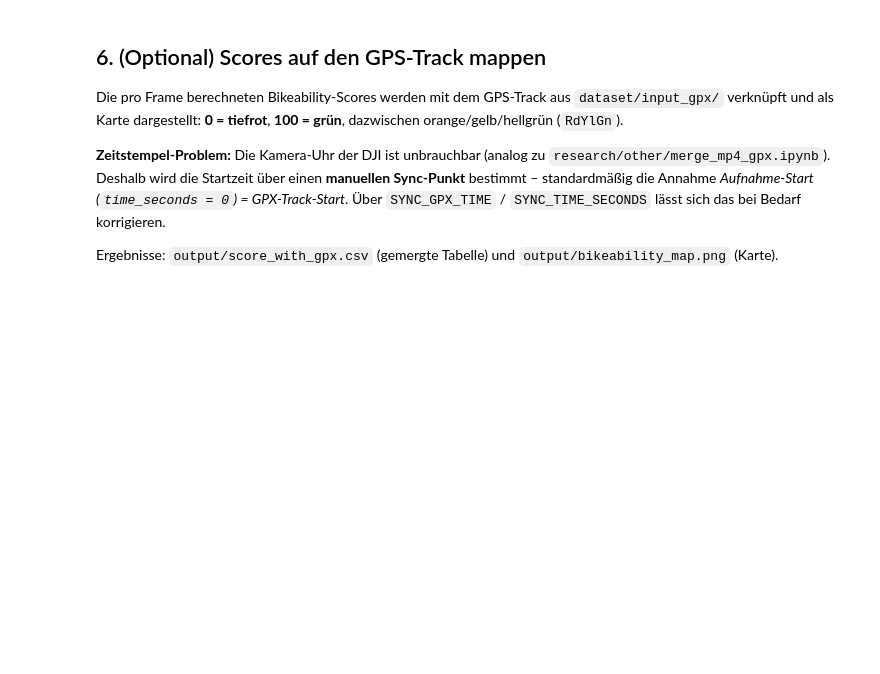
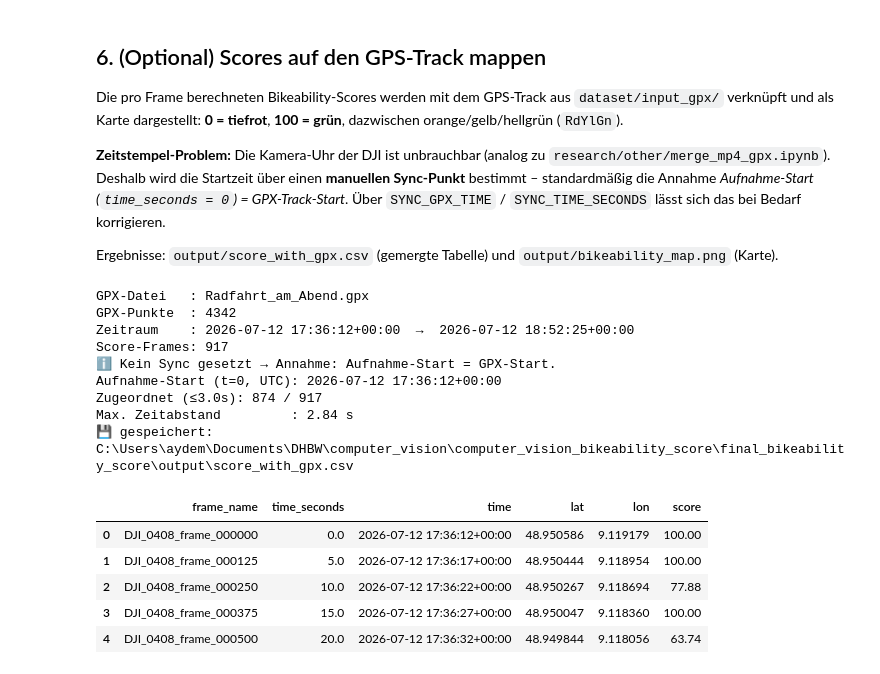
Before and after one commit to BuenyA/computer_vision_bikeability_score, a Jupyter notebook: final_bikeability_score/bikeability_score.ipynb, the cells around one changed output. Drawn from its saved outputs; the diff is of its cells as text; code cells hidden in the pictures; blank space fills up the shorter version.

```diff
--- a/final_bikeability_score/bikeability_score.ipynb
+++ b/final_bikeability_score/bikeability_score.ipynb
@@ -520,30 +520,50 @@ else:
     print("ℹ Kein Sync gesetzt → Annahme: Aufnahme-Start = GPX-Start.")
 
 video_start_utc = sync_time - pd.Timedelta(seconds=SYNC_TIME_SECONDS)
 print(f"Aufnahme-Start (t=0, UTC): {video_start_utc}")
 
 # Echte UTC-Zeit je Score-Frame aus der fortlaufenden time_seconds-Achse
 score_df["time"] = video_start_utc + pd.to_timedelta(score_df["time_seconds"], unit="s")
 
 # --- Nearest-Match Score-Frame <-> GPX-Punkt -------------------------------------
+# Beide time-Spalten auf dieselbe Auflösung (ns) bringen – merge_asof verlangt
+# identische dtypes (GPX kommt als us, Score als ns).
+score_df["time"] = score_df["time"].astype("datetime64[ns, UTC]")
 gpx_match = gpx.copy()
+gpx_match["time"] = gpx_match["time"].astype("datetime64[ns, UTC]")
 gpx_match["gpx_time"] = gpx_match["time"]
 
 merged = pd.merge_asof(
     score_df.sort_values("time"),
     gpx_match.sort_values("time"),
     on="time",
     direction="nearest",
     tolerance=pd.Timedelta(seconds=MATCH_TOLERANCE_S),
 )
 merged["dt_s"] = (merged["gpx_time"] - merged["time"]).dt.total_seconds().abs()
 matched = int(merged["lat"].notna().sum())
 
 print(f"Zugeordnet (≤{MATCH_TOLERANCE_S}s): {matched} / {len(merged)}")
 if matched:
     print(f"Max. Zeitabstand         : {merged['dt_s'].max():.2f} s")
 
 MERGED_CSV.parent.mkdir(parents=True, exist_ok=True)
 merged.to_csv(MERGED_CSV, index=False)
 print(f"💾 gespeichert: {MERGED_CSV.resolve()}")
 merged[["frame_name", "time_seconds", "time", "lat", "lon", "score"]].head()
+# %% [output]
+GPX-Datei   : Radfahrt_am_Abend.gpx
+GPX-Punkte  : 4342
+Zeitraum    : 2026-07-12 17:36:12+00:00  →  2026-07-12 18:52:25+00:00
+Score-Frames: 917
+ℹ Kein Sync gesetzt → Annahme: Aufnahme-Start = GPX-Start.
+Aufnahme-Start (t=0, UTC): 2026-07-12 17:36:12+00:00
+Zugeordnet (≤3.0s): 874 / 917
+Max. Zeitabstand         : 2.84 s
+💾 gespeichert: C:\Users\aydem\Documents\DHBW\computer_vision\computer_vision_bikeability_score\final_bikeability_score\output\score_with_gpx.csv
+|  | frame_name | time_seconds | time | lat | lon | score |
+| 0 | DJI_0408_frame_000000 | 0.0 | 2026-07-12 17:36:12+00:00 | 48.950586 | 9.119179 | 100.00 |
+| 1 | DJI_0408_frame_000125 | 5.0 | 2026-07-12 17:36:17+00:00 | 48.950444 | 9.118954 | 100.00 |
+| 2 | DJI_0408_frame_000250 | 10.0 | 2026-07-12 17:36:22+00:00 | 48.950267 | 9.118694 | 77.88 |
+| 3 | DJI_0408_frame_000375 | 15.0 | 2026-07-12 17:36:27+00:00 | 48.950047 | 9.118360 | 100.00 |
+| 4 | DJI_0408_frame_000500 | 20.0 | 2026-07-12 17:36:32+00:00 | 48.949844 | 9.118056 | 63.74 |
```
Also changed, not shown: parts of 2 cells of this notebook, 11 other files.
